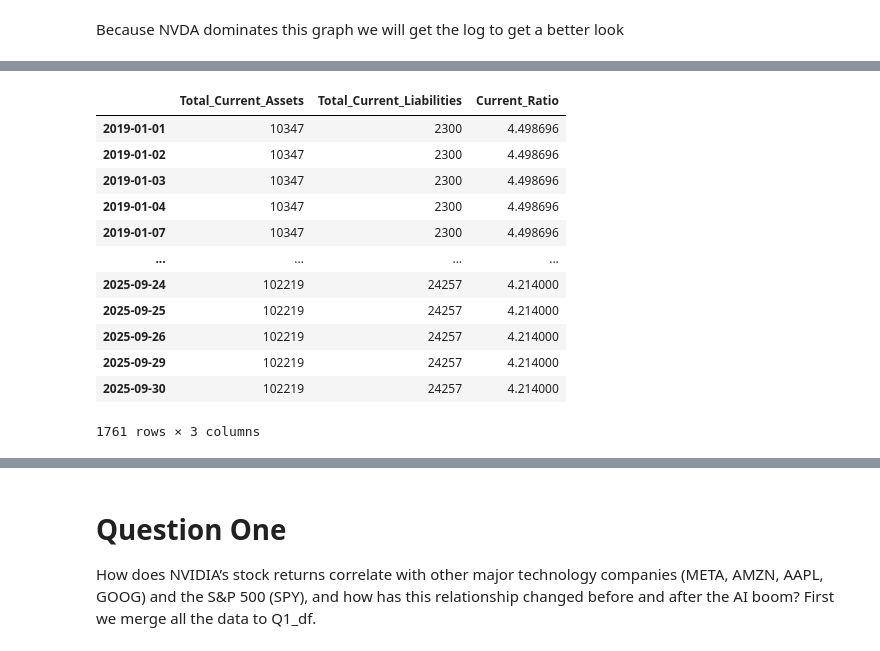
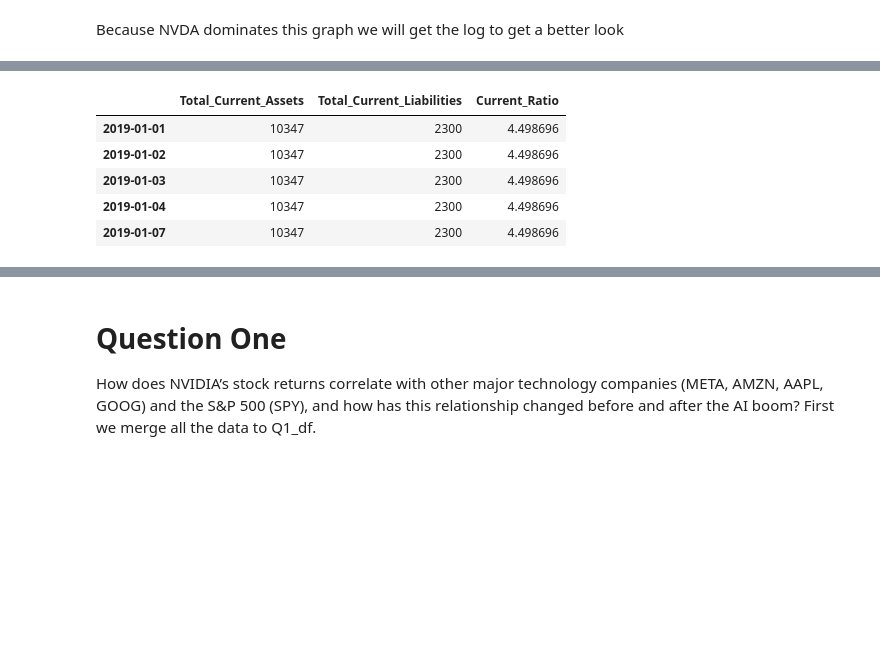
Before and after one commit to vdanielb/stock-market-inference, a Jupyter notebook: project_with_Q2.ipynb, the cells around one changed output, grey strips where cells are left out. Saved outputs shown, nothing was run; the diff lists cells and outputs as text; code cells hidden in the pictures; blank space fills up the shorter version.

```diff
--- a/project_with_Q2.ipynb
+++ b/project_with_Q2.ipynb
@@ -228,41 +218,34 @@ assets_liabilities
 # %%
 # Resample by daily frequency (fill quarterly values across days)
 assets_liabilities_daily = assets_liabilities.resample('D').ffill()
 
 # Alternatively, if you want to align with your stock data date range:
 start_date = "2019-01-01"
 end_date = "2025-09-30"
 date_range = pd.date_range(start=start_date, end=end_date, freq='D')
 
 # Reindex to specific date range and forward fill
 assets_liabilities_daily = assets_liabilities.reindex(date_range, method='ffill')
 
 # Filter out weekends (Saturday=5, Sunday=6)
 assets_liabilities_weekdays = assets_liabilities_daily[assets_liabilities_daily.index.weekday < 5]
 
 # Alternatively, you can use business day frequency from the start
 start_date = "2019-01-01"
 end_date = "2025-09-30"
 business_days = pd.bdate_range(start=start_date, end=end_date)
 
 # Reindex to business days only and forward fill
 assets_liabilities_business = assets_liabilities.reindex(business_days, method='ffill')
 
-assets_liabilities_business
+assets_liabilities_business.head()
 # %% [output]
 |  | Total_Current_Assets | Total_Current_Liabilities | Current_Ratio |
 | 2019-01-01 | 10347 | 2300 | 4.498696 |
 | 2019-01-02 | 10347 | 2300 | 4.498696 |
 | 2019-01-03 | 10347 | 2300 | 4.498696 |
 | 2019-01-04 | 10347 | 2300 | 4.498696 |
 | 2019-01-07 | 10347 | 2300 | 4.498696 |
-| ... | ... | ... | ... |
-| 2025-09-24 | 102219 | 24257 | 4.214000 |
-| 2025-09-25 | 102219 | 24257 | 4.214000 |
-| 2025-09-26 | 102219 | 24257 | 4.214000 |
-| 2025-09-29 | 102219 | 24257 | 4.214000 |
-| 2025-09-30 | 102219 | 24257 | 4.214000 |
-1761 rows × 3 columns
 # %%
 # # Ensure both DataFrames have timezone-naive datetime indices
 # if NVDA_returns.index.tz is not None:
```
Also changed, not shown: parts of 26 cells of this notebook.
